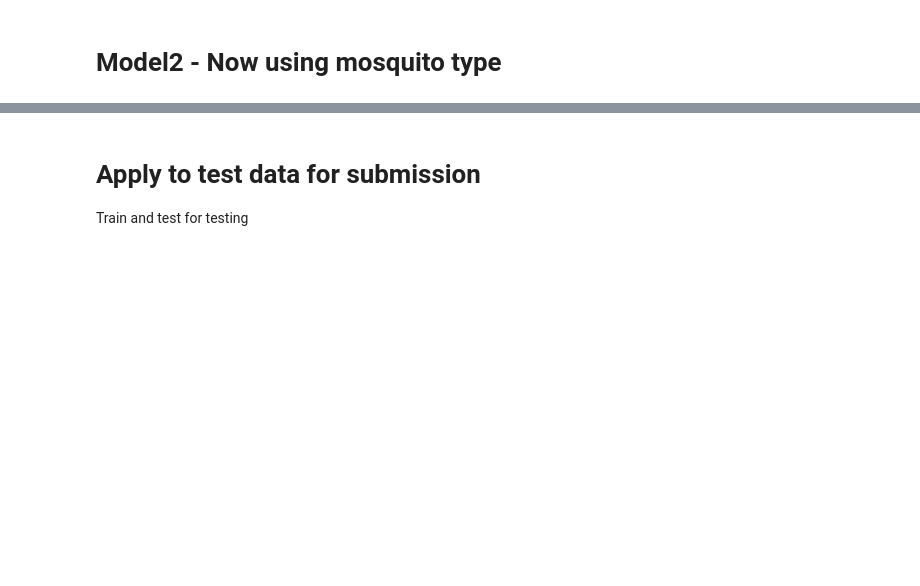
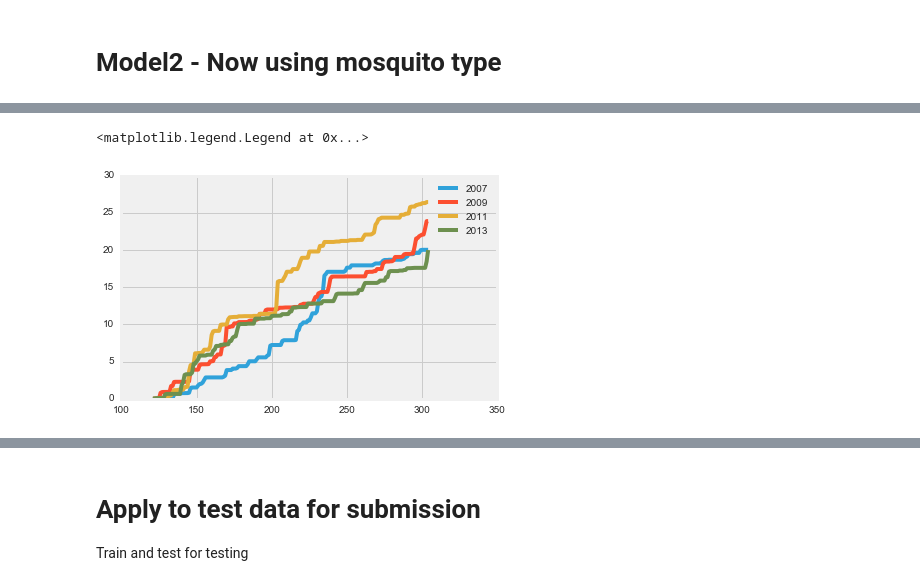
Before and after one commit to scottcode/west-nile-virus-prediction, a Jupyter notebook: src/01_data_exploration.ipynb, the cells around one changed output, grey strips where cells are left out. Saved outputs shown, nothing was run; the diff lists cells and outputs as text; code cells hidden in the pictures; blank space fills up the shorter version.

```diff
--- a/src/01_data_exploration.ipynb
+++ b/src/01_data_exploration.ipynb
@@ -269,0 +321,36 @@ AUC: 0.705361859482
+# %%
+# weather
+WEATHER_FEATURES = weatherdf.drop(['Date','Year','Day'], axis = 1).columns.tolist()
+
+# # NDAYS = 30
+# for n in [3,5,7]:
+# # for n in [3]:
+#     NDAYS = n
+#     FEATURES_ROLLING = ['{}_rolling{}'.format(f,NDAYS) for f in WEATHER_FEATURES]
+#     weatherdf[FEATURES_ROLLING] = apply_rolling_window(weatherdf, WEATHER_FEATURES)
+
+# add cumsum
+# weatherdf['cum_rain'] = weatherdf.PrecipTotal.cumsum()
+def get_first_n_days(s,n):
+    return s[0:n]
+
+# n = 30
+# for c in ['Tavg','PrecipTotal']:
+#     firstn = get_first_n_days(weatherdf[c],n)
+#     weatherdf[c + 'first_n'] = np.mean(firstn)
+
+
+# merge weather with other other data
+df_merge = traindf_agg.merge(weatherdf,on = 'Date',how='inner')
+# %%
+FEATURES = df_merge.drop(['Date','WnvPresent'], axis = 1).columns.tolist()
+aucs = []
+for yr in [2007,2009,2011,2013]:
+    (Xtrain,Xtest,ytrain,ytest), dummy_cl = year_experiment(df_merge,yr,FEATURES)
+    cl = RandomForestClassifier(n_estimators=1000,n_jobs = -1)
+#     cl = LogisticRegression()
+    cl.fit(Xtrain,ytrain)
+    yprob = cl.predict_proba(Xtest)[:,1]
+    aucs.append((roc_auc_score(ytest, yprob)))
+print(aucs)
+print(np.mean(aucs))
@@ -269,0 +401,9 @@ AUC: 0.705361859482
+# %%
+for yr in (2007,2009,2011,2013):
+    weather2 = weatherdf[weatherdf.Date.dt.year == yr]
+#     plt.plot(weather2.Date.dt.dayofyear,weather2.Tmax_rolling30,linewidth = 1,label = yr)
+    plt.plot(weather2.Day,weather2.PrecipTotal.cumsum(),label = yr)
+plt.legend()
+# %% [output]
+<matplotlib.legend.Legend at 0x...>
+[figure, added]
```
Also changed, not shown: parts of 40 cells of this notebook, 10 other files.
